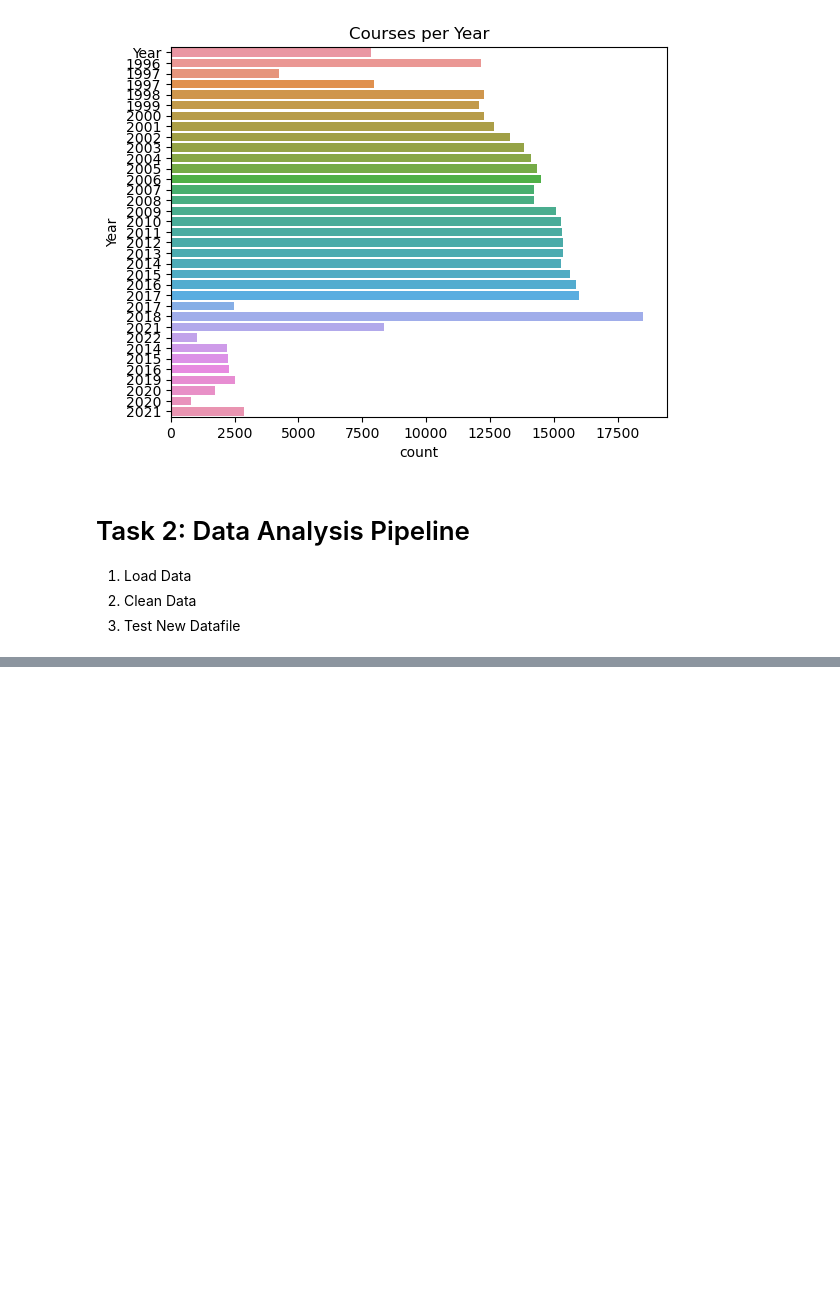
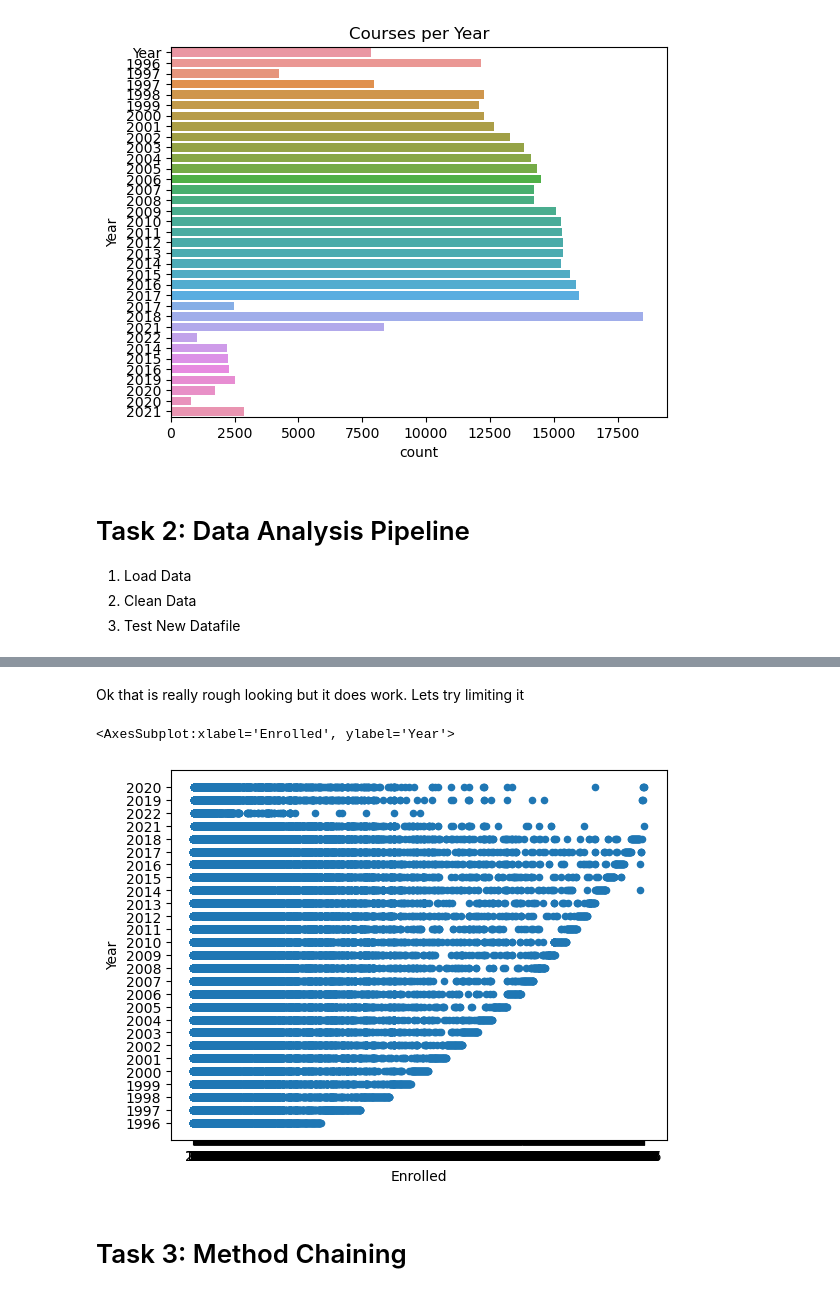
Before and after one commit to ubco-W2022T1-cosc301/project-group27, a Jupyter notebook: notebooks/analysis1.ipynb, the cells around one changed output, grey strips where cells are left out. Drawn from its saved outputs; the diff is of its cells as text; code cells hidden in the pictures; blank space fills up the shorter version.

```diff
--- a/notebooks/analysis1.ipynb
+++ b/notebooks/analysis1.ipynb
@@ -190,0 +189,13 @@ array(['Year', '1996', '1997', 1997, 1998, 1999, 2000, 2001, 2002, 2003,
+# %% [markdown]
+Ok that is really rough looking but it does work. Lets try limiting it
+# %%
+
+year = clean_data[['Year']]
+
+
+clean_data.plot(kind='scatter', x='Enrolled', y='Year')
+# %% [output]
+<AxesSubplot:xlabel='Enrolled', ylabel='Year'>
+[figure, added]
+# %% [markdown]
+# Task 3: Method Chaining
```
Also changed, not shown: parts of 5 cells of this notebook, 1 other file.
